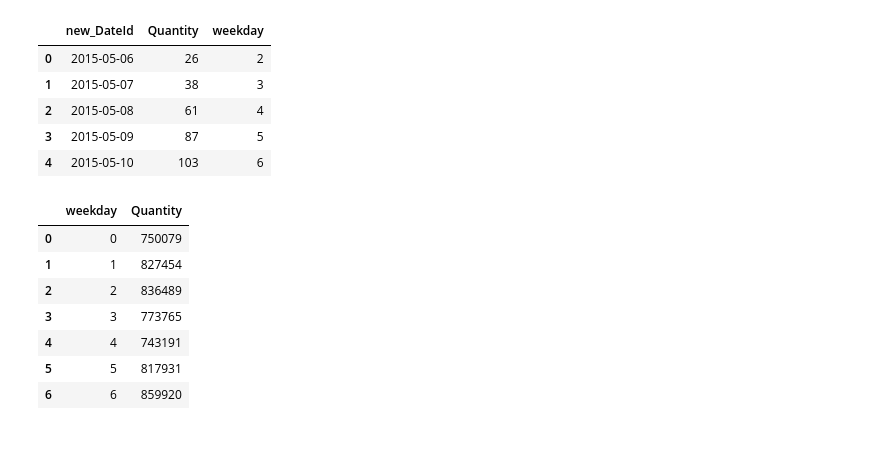
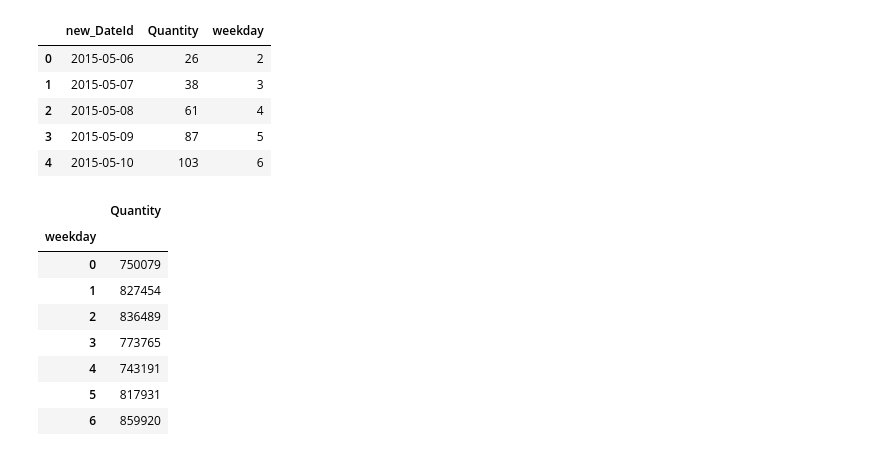
Before and after one commit to hsiehkl/NTU-CSX-Project, a Jupyter notebook: week_3/DataVisualizationPractice.ipynb, the cells around one changed output. Saved outputs shown, nothing was run; the diff lists cells and outputs as text; code cells hidden in the pictures.

```diff
--- a/week_3/DataVisualizationPractice.ipynb
+++ b/week_3/DataVisualizationPractice.ipynb
@@ -86,14 +86,15 @@ data.head()
 | 4 | 2015-05-10 | 103 | 6 |
 # %%
 data_weekday = data.groupby(by='weekday')['Quantity'].sum().to_frame()
-data_weekday.reset_index(level=0, inplace=True)
+data_weekday.reset_index(level=0, inplace=False)
 data_weekday
 # %% [output]
-|  | weekday | Quantity |
-| 0 | 0 | 750079 |
-| 1 | 1 | 827454 |
-| 2 | 2 | 836489 |
-| 3 | 3 | 773765 |
-| 4 | 4 | 743191 |
-| 5 | 5 | 817931 |
-| 6 | 6 | 859920 |
+|  | Quantity |
+| weekday |  |
+| 0 | 750079 |
+| 1 | 827454 |
+| 2 | 836489 |
+| 3 | 773765 |
+| 4 | 743191 |
+| 5 | 817931 |
+| 6 | 859920 |
```
Also changed, not shown: parts of 2 cells of this notebook.
